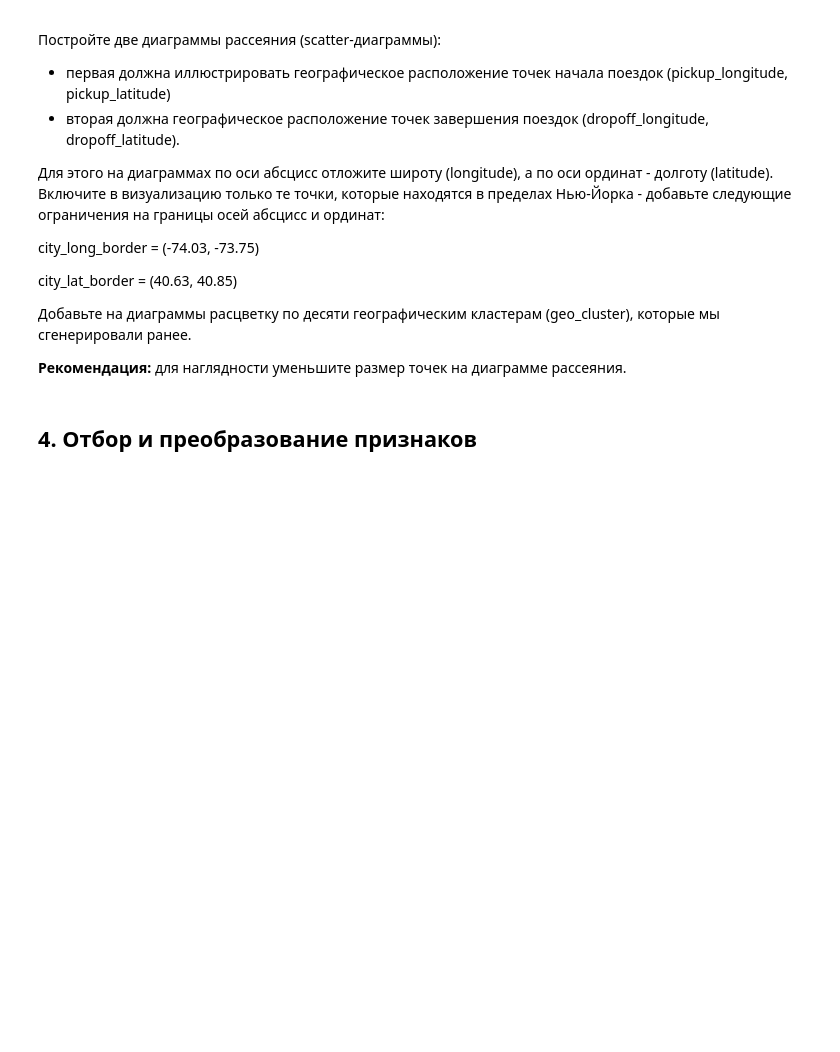
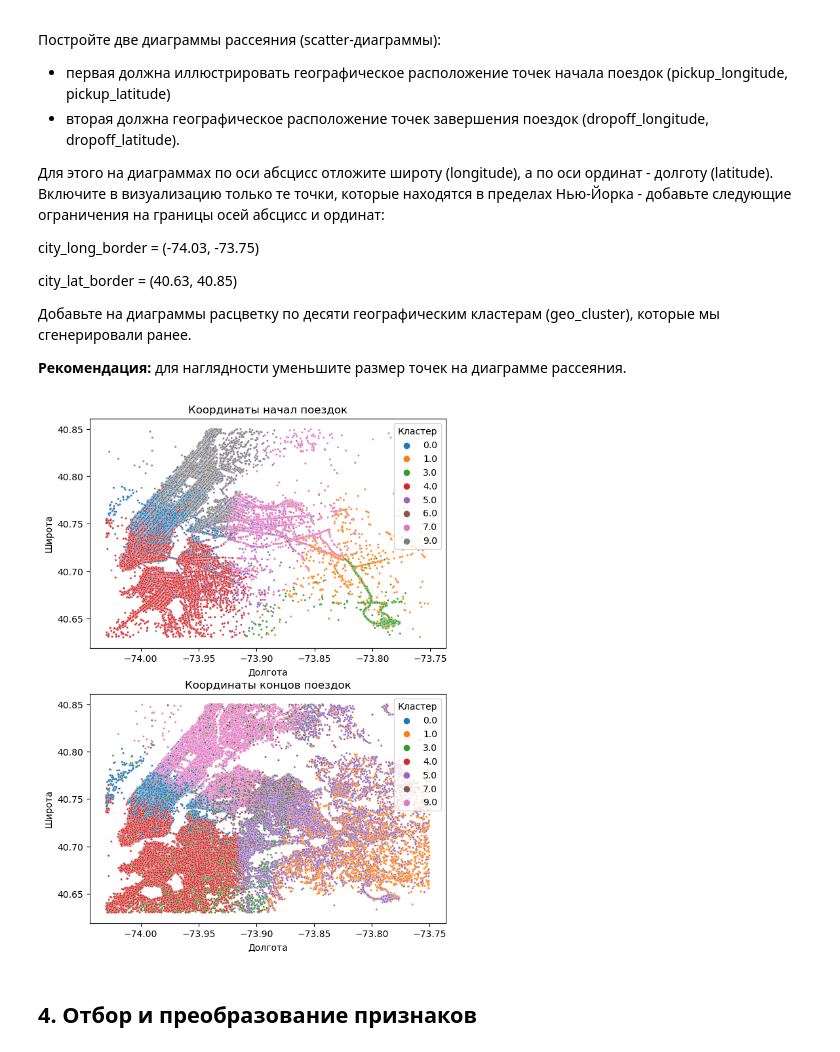
Before and after one commit to evpozdniakov/ds_projects, a Jupyter notebook: project5/taxi_travel_time_prediction.ipynb, the cells around one changed output. Cells and saved outputs as stored; diff of their text form; code cells hidden in the pictures; blank space fills up the shorter version.

```diff
--- a/project5/taxi_travel_time_prediction.ipynb
+++ b/project5/taxi_travel_time_prediction.ipynb
@@ -668,3 +674,42 @@ city_lat_border = (40.63, 40.85)
+# %%
+city_long_border = (-74.03, -73.75)
+city_lat_border = (40.63, 40.85)
+
+def apply_border(data):
+    m_lng = (data['lng'] > city_long_border[0]) & (data['lng'] < city_long_border[1])
+    m_lat = (data['lat'] > city_lat_border[0]) & (data['lat'] < city_lat_border[1])
+
+    return data[m_lng & m_lat]
+
+pickup_points = pd.DataFrame(
+    data=taxi_data[['pickup_longitude', 'pickup_latitude', 'geo_cluster']].values,
+    columns=['lng', 'lat', 'cluster'])
+
+pickup_points = apply_border(pickup_points)
+
+dropoff_points = pd.DataFrame(
+    data=taxi_data[['dropoff_longitude', 'dropoff_latitude', 'geo_cluster']].values,
+    columns=['lng', 'lat', 'cluster'])
+
+dropoff_points = apply_border(dropoff_points)
+
+_fig, ax = figax('start_stop_points', rowcol=(2, 1), figsize=(7, 10))
+
+sns.scatterplot(ax=ax[0], data=pickup_points, x='lng', y='lat',
+                hue='cluster', palette='tab10', s=5);
+ax[0].set_title('Координаты начал поездок');
+ax[0].set_xlabel('Долгота');
+ax[0].set_ylabel('Широта');
+ax[0].get_legend().set_title('Кластер');
+
+sns.scatterplot(ax=ax[1], data=dropoff_points, x='lng', y='lat',
+                hue='cluster', palette='tab10', s=5);
+ax[1].set_title('Координаты концов поездок');
+ax[1].set_xlabel('Долгота');
+ax[1].set_ylabel('Широта');
+ax[1].get_legend().set_title('Кластер');
+# %% [output]
+[figure, added]
 # %% [markdown]
 ## 4. Отбор и преобразование признаков
 # %% [markdown]
```
Also changed, not shown: parts of 37 cells of this notebook.
